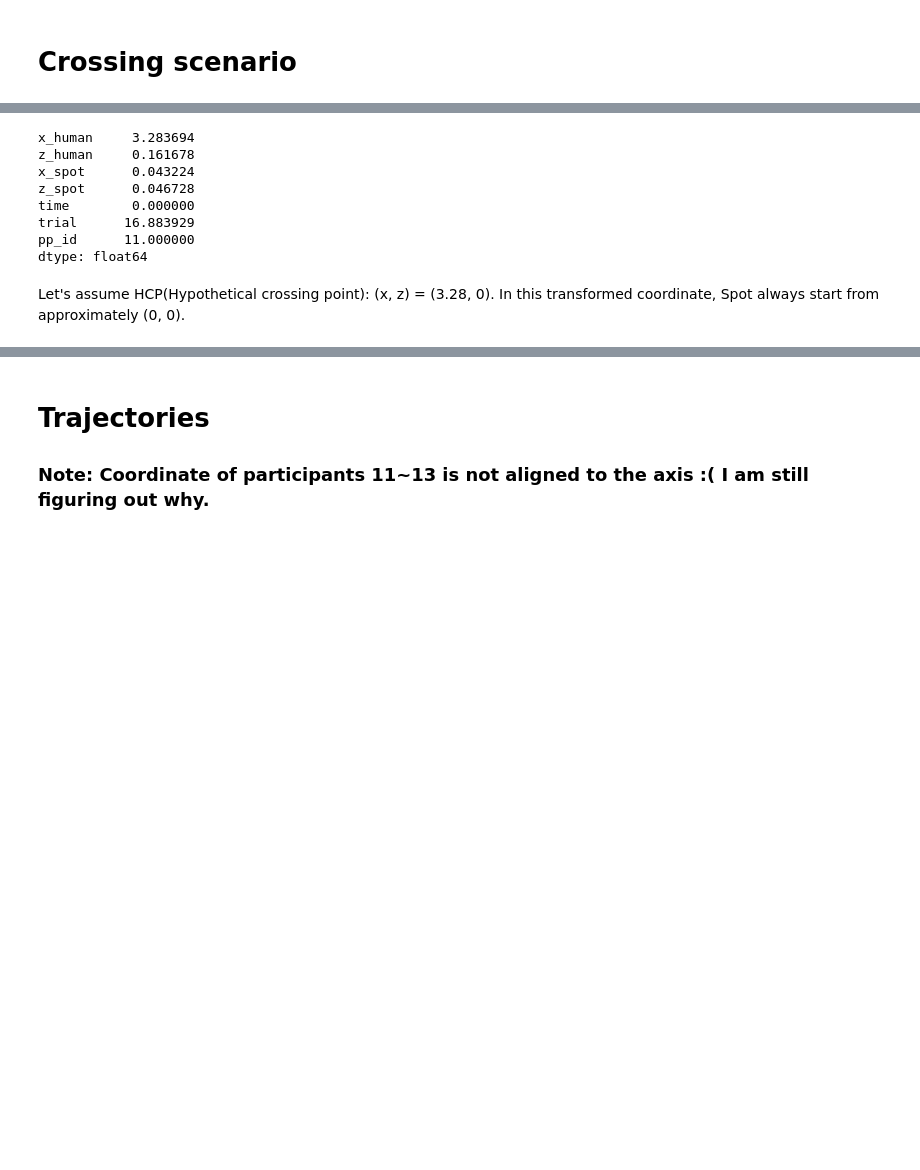
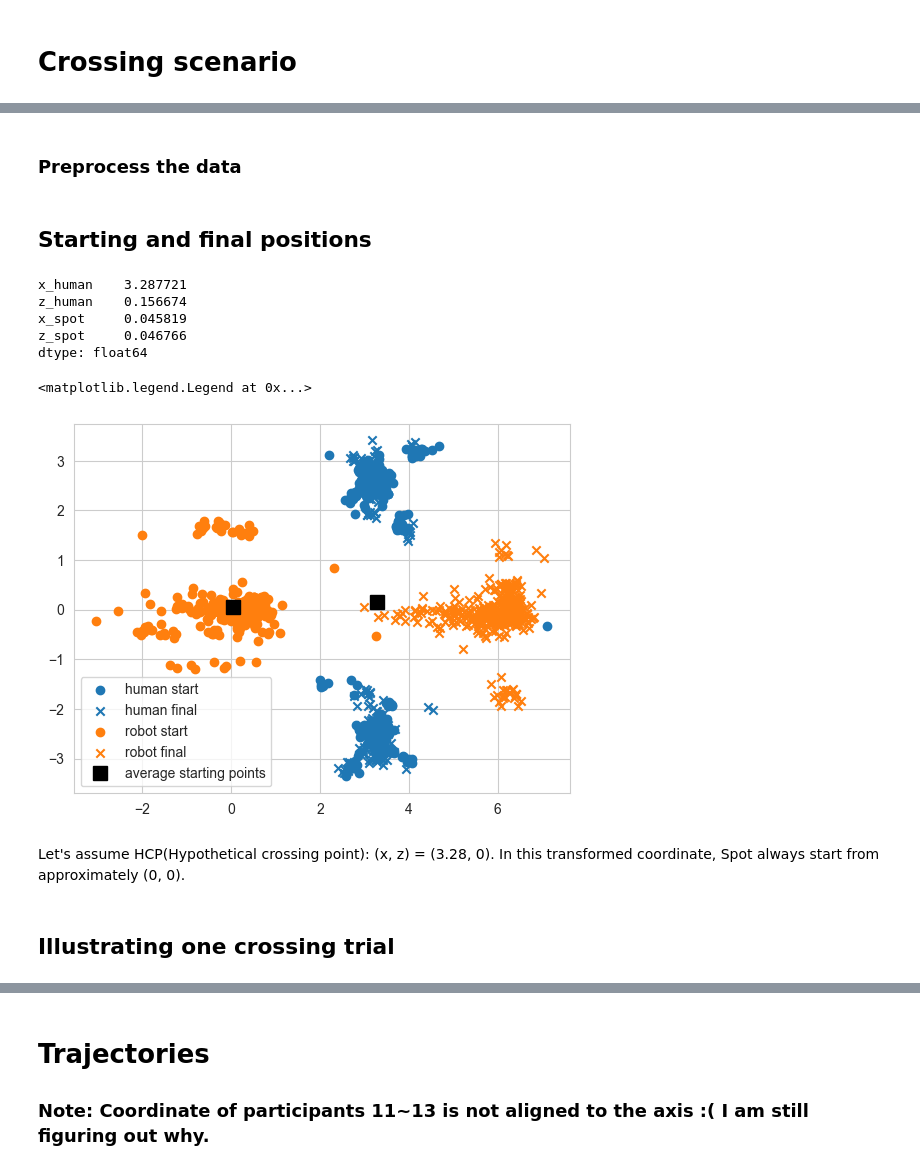
Before and after one commit to tud-hri/Spot-DataAnalysis, a Jupyter notebook: Spot_trajectory_analysis.ipynb, the cells around one changed output, grey strips where cells are left out. Saved outputs shown, nothing was run; the diff lists cells and outputs as text; code cells hidden in the pictures; blank space fills up the shorter version.

```diff
--- a/Spot_trajectory_analysis.ipynb
+++ b/Spot_trajectory_analysis.ipynb
@@ -111,7 +115,7 @@ def get_df_distance(pp_ids, apparance):
         path_Human = './newdata/id_' + pp_id + '/Human'
         path_Spot = './newdata/id_' + pp_id + '/Spot'
 
-        trials = get_trial_list('fronting', apparance)
+        trials = helper.get_trial_list('fronting', apparance)
 
         for i in trials[int(pp_id)-1]:
             df_Human = pd.read_csv(path_Human + "/" + pp_id + "_"+ str(i) + ".txt", sep=" ", header=None,
@@ -433,17 +419,44 @@ df_crossing
 | 170 | 3.344738 | -2.695881 | 5.571944 | -0.289819 | 17.0 | 32 | 21 | dom |
 | 171 | 3.345521 | -2.696937 | 5.571567 | -0.290062 | 17.1 | 32 | 21 | dom |
 56155 rows × 8 columns
-# %%
-df_crossing[df_crossing["time"] == 0.0].mean()
-# %% [output]
-x_human     3.283694
-z_human     0.161678
-x_spot      0.043224
-z_spot      0.046728
-time        0.000000
-trial      16.883929
-pp_id      11.000000
-dtype: float64
+# %% [markdown]
+### Preprocess the data
+# %%
+apply_filter = lambda traj: savgol_filter(traj, window_length=21, polyorder=2, axis=0)
+groupby_cols = ["pp_id", "trial"]
+cols_to_smooth = ["x_human", "z_human", "x_spot", "z_spot"]
+df_crossing.loc[:, ["x_human", "z_human", "x_spot", "z_spot"]] = (df_crossing.loc[:, groupby_cols + cols_to_smooth].groupby(groupby_cols).transform(apply_filter))
+
+mean_positions = df_crossing.loc[df_crossing["time"] == 0.0, ["x_human", "z_human", "x_spot", "z_spot"]].mean()
+df_crossing.loc[:, "distance_to_crossing_human"] = np.sqrt((df_crossing.x_human - mean_positions.x_human)**2 + (df_crossing.z_human - mean_positions.z_spot)**2)
+df_crossing.loc[:, "distance_to_crossing_robot"] = np.sqrt((df_crossing.x_spot - mean_positions.x_human)**2 + (df_crossing.z_spot - mean_positions.z_spot)**2)
+# %% [markdown]
+## Starting and final positions
+# %%
+starting_positions = df_crossing.groupby(["pp_id", "trial"]).first()
+final_positions = df_crossing.groupby(["pp_id", "trial"]).last()
+# %%
+mean_positions
+# %% [output]
+x_human    3.287721
+z_human    0.156674
+x_spot     0.045819
+z_spot     0.046766
+dtype: float64
+# %%
+fig, ax = plt.subplots()
+ax.scatter(starting_positions.x_human, starting_positions.z_human, color="C0", marker="o", label="human start")
+ax.scatter(final_positions.x_human, final_positions.z_human, color="C0", marker="x", label="human final")
+ax.scatter(starting_positions.x_spot, starting_positions.z_spot, color="C1", marker="o", label="robot start")
+ax.scatter(final_positions.x_spot, final_positions.z_spot, color="C1", marker="x", label="robot final")
+ax.plot(mean_positions.x_human, mean_positions.z_human, color="k", ls="", marker="s", ms=10, label="average starting points")
+ax.plot(mean_positions.x_spot, mean_positions.z_spot, color="k", marker="s", ms=10)
+ax.legend()
+# %% [output]
+<matplotlib.legend.Legend at 0x...>
+[figure, added]
 # %% [markdown]
 Let's assume HCP(Hypothetical crossing point): (x, z) = (3.28, 0). In this transformed coordinate, Spot always start from
 approximately (0, 0).
+# %% [markdown]
+## Illustrating one crossing trial
```
Also changed, not shown: parts of 21 cells of this notebook, 1 other file.
